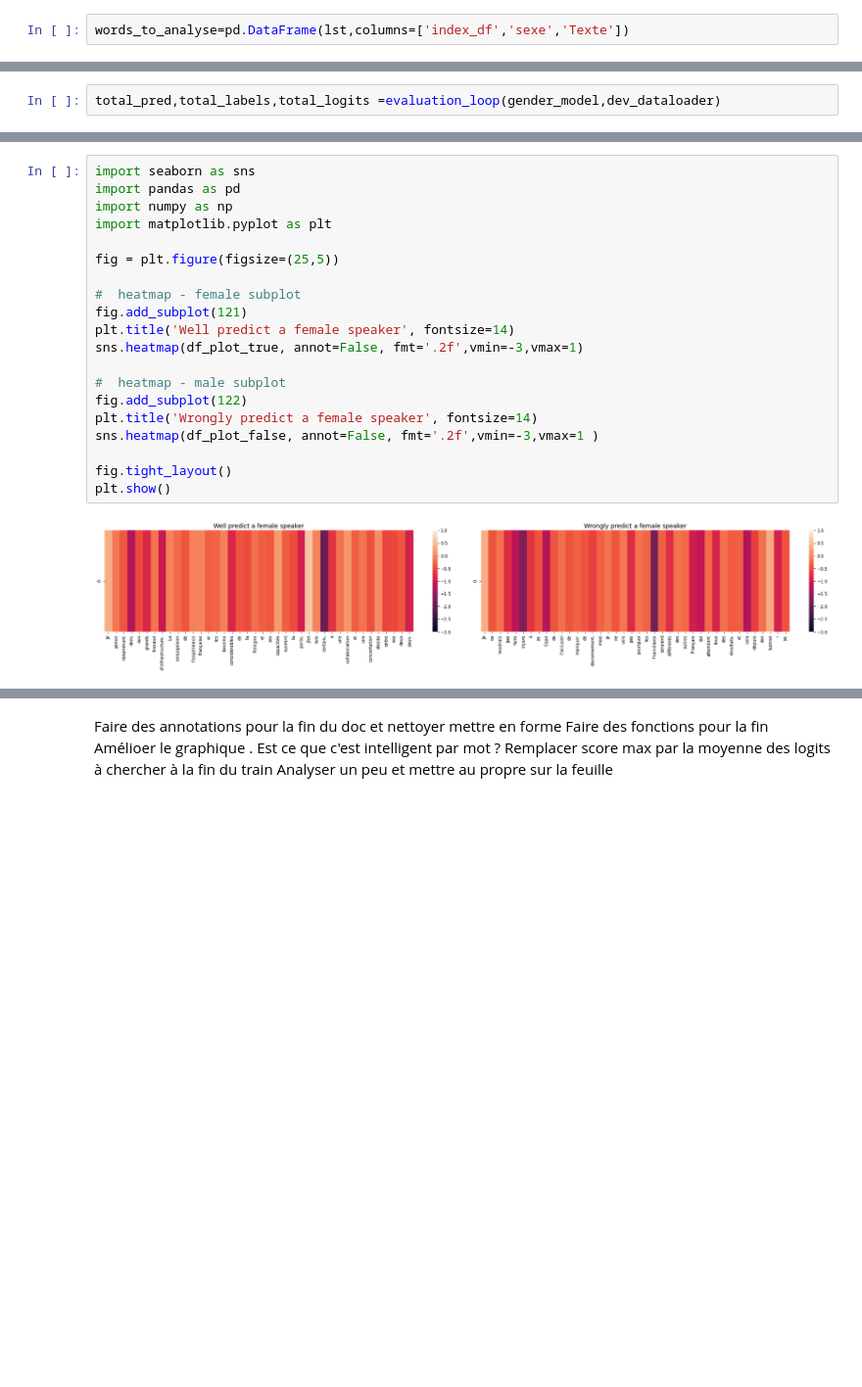
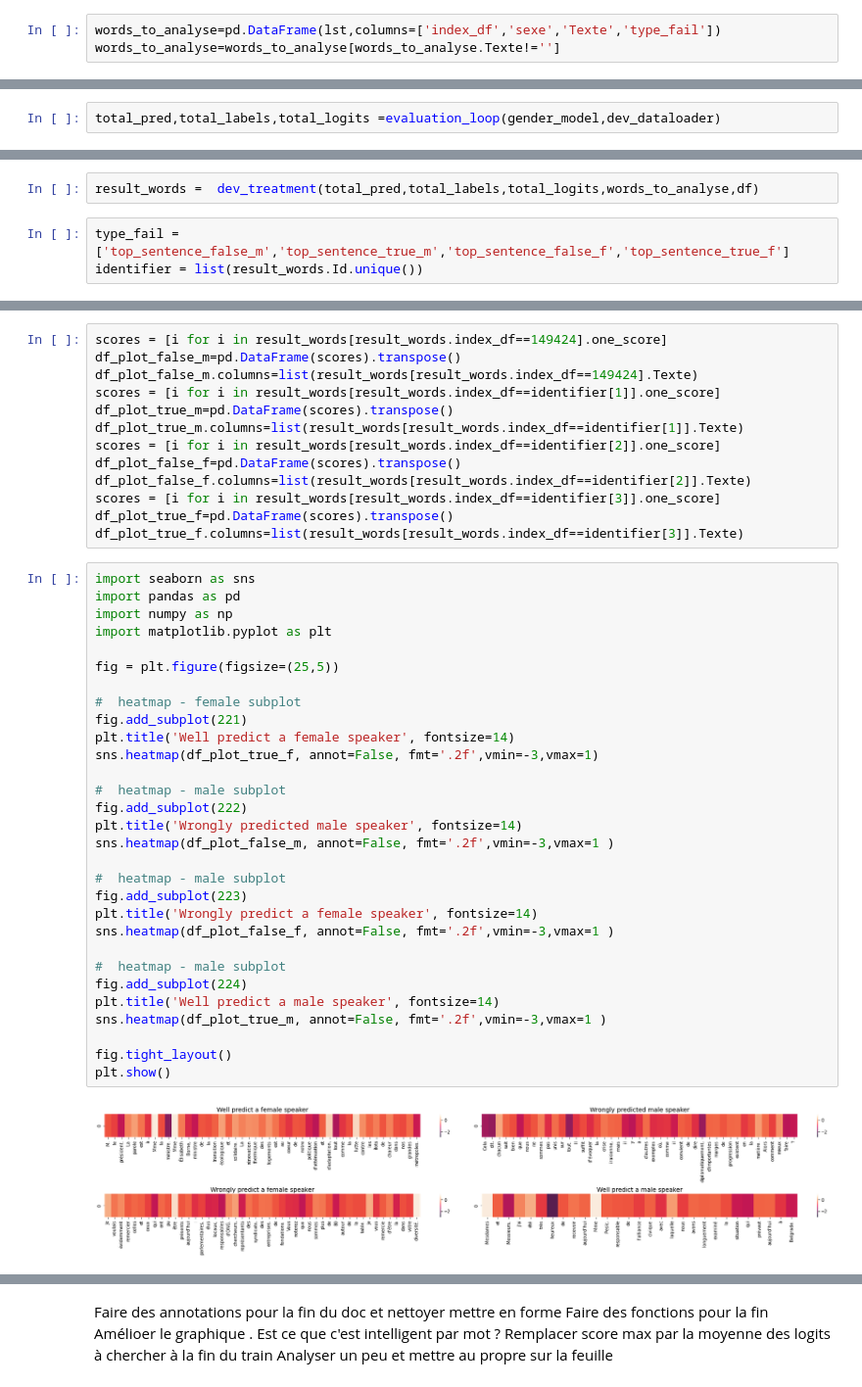
Before and after one commit to cerezamo/NLP_brouillon, a Jupyter notebook: Camembert_v2.ipynb, the cells around one changed output, grey strips where cells are left out. Shown at 98% size. Drawn from its saved outputs; the diff is of its cells as text; blank space fills up the shorter version.

```diff
--- a/Camembert_v2.ipynb
+++ b/Camembert_v2.ipynb
@@ -1630,5 +1694,6 @@ for index,row in words_to_analyse.iterrows():
 # %%
-words_to_analyse=pd.DataFrame(lst,columns=['index_df','sexe','Texte'])
+words_to_analyse=pd.DataFrame(lst,columns=['index_df','sexe','Texte','type_fail'])
+words_to_analyse=words_to_analyse[words_to_analyse.Texte!='']
 # %%
 words_to_analyse=words_to_analyse[words_to_analyse.Texte!='']
 words_to_analyse.head()
@@ -1752,0 +1773,5 @@ df_plot_true
+# %%
+result_words =  dev_treatment(total_pred,total_labels,total_logits,words_to_analyse,df)
+# %%
+type_fail = ['top_sentence_false_m','top_sentence_true_m','top_sentence_false_f','top_sentence_true_f']
+identifier = list(result_words.Id.unique())
@@ -1753,25 +1782,48 @@ df_plot_true
+# %%
+scores = [i for i in result_words[result_words.index_df==149424].one_score]
+df_plot_false_m=pd.DataFrame(scores).transpose()
+df_plot_false_m.columns=list(result_words[result_words.index_df==149424].Texte)
+scores = [i for i in result_words[result_words.index_df==identifier[1]].one_score]
+df_plot_true_m=pd.DataFrame(scores).transpose()
+df_plot_true_m.columns=list(result_words[result_words.index_df==identifier[1]].Texte)
+scores = [i for i in result_words[result_words.index_df==identifier[2]].one_score]
+df_plot_false_f=pd.DataFrame(scores).transpose()
+df_plot_false_f.columns=list(result_words[result_words.index_df==identifier[2]].Texte)
+scores = [i for i in result_words[result_words.index_df==identifier[3]].one_score]
+df_plot_true_f=pd.DataFrame(scores).transpose()
+df_plot_true_f.columns=list(result_words[result_words.index_df==identifier[3]].Texte)
 # %%
 import seaborn as sns
 import pandas as pd
 import numpy as np
 import matplotlib.pyplot as plt
 
 fig = plt.figure(figsize=(25,5))
 
 #  heatmap - female subplot
-fig.add_subplot(121)
+fig.add_subplot(221)
 plt.title('Well predict a female speaker', fontsize=14)
-sns.heatmap(df_plot_true, annot=False, fmt='.2f',vmin=-3,vmax=1)
+sns.heatmap(df_plot_true_f, annot=False, fmt='.2f',vmin=-3,vmax=1)
 
 #  heatmap - male subplot
-fig.add_subplot(122)
+fig.add_subplot(222)
+plt.title('Wrongly predicted male speaker', fontsize=14)
+sns.heatmap(df_plot_false_m, annot=False, fmt='.2f',vmin=-3,vmax=1 )
+
+#  heatmap - male subplot
+fig.add_subplot(223)
 plt.title('Wrongly predict a female speaker', fontsize=14)
-sns.heatmap(df_plot_false, annot=False, fmt='.2f',vmin=-3,vmax=1 )
+sns.heatmap(df_plot_false_f, annot=False, fmt='.2f',vmin=-3,vmax=1 )
+
+#  heatmap - male subplot
+fig.add_subplot(224)
+plt.title('Well predict a male speaker', fontsize=14)
+sns.heatmap(df_plot_true_m, annot=False, fmt='.2f',vmin=-3,vmax=1 )
 
 fig.tight_layout()
 plt.show()
 # %% [output]
-[figure, old version]
+[figure, new version]
 # %%
 
 
```
Also changed, not shown: parts of 80 cells of this notebook.
